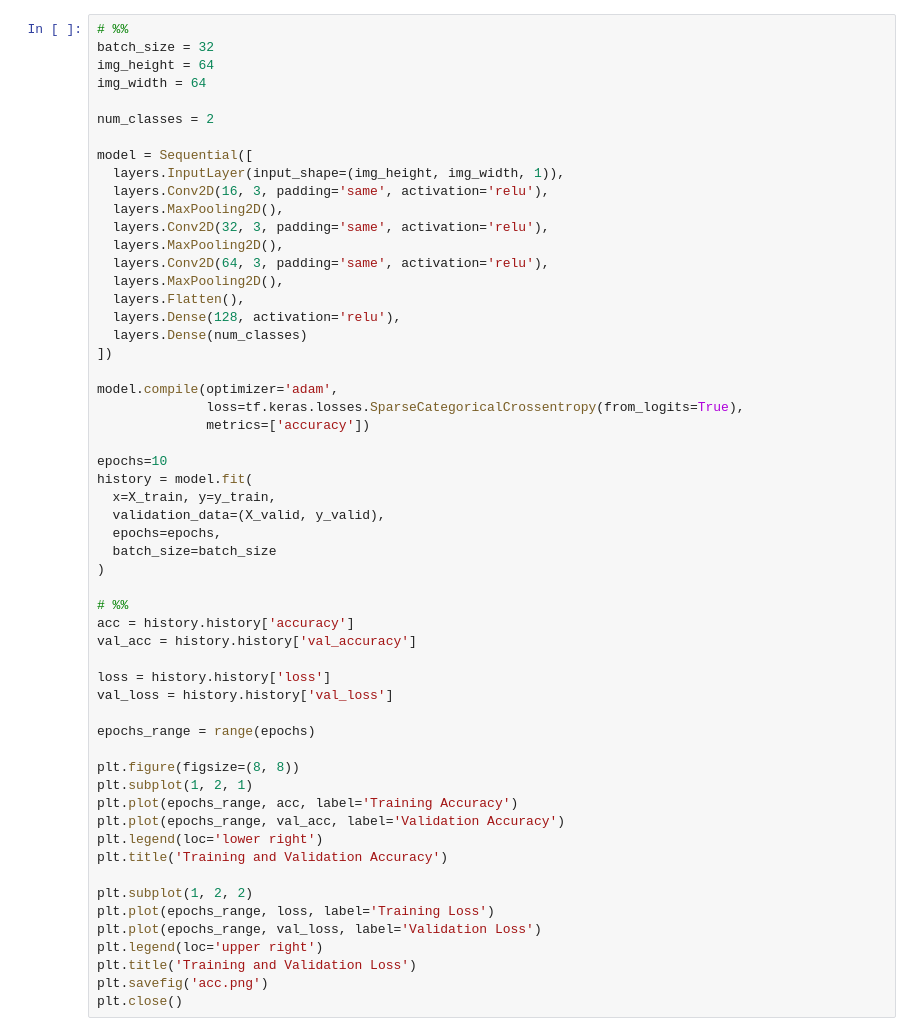
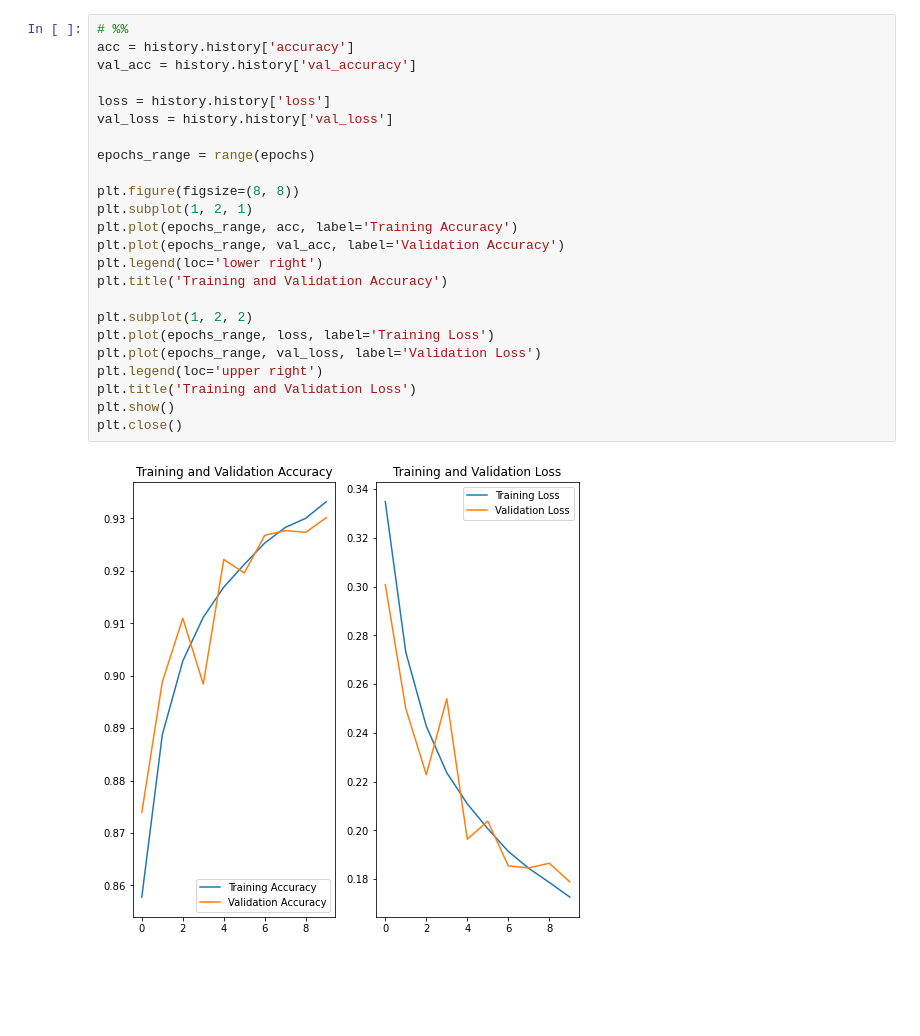
Before and after one commit to imdinu/pae-lhco, a Jupyter notebook: notebooks/cnn.ipynb, the cells around one changed output. Cells and saved outputs as stored; diff of their text form; blank space fills up the shorter version.

```diff
--- a/notebooks/cnn.ipynb
+++ b/notebooks/cnn.ipynb
@@ -31,57 +81,27 @@ X_train, X_valid, y_train, y_valid  \
 # %%
-# %%
-batch_size = 32
-img_height = 64
-img_width = 64
-
-num_classes = 2
-
-model = Sequential([
-  layers.InputLayer(input_shape=(img_height, img_width, 1)),
-  layers.Conv2D(16, 3, padding='same', activation='relu'),
-  layers.MaxPooling2D(),
-  layers.Conv2D(32, 3, padding='same', activation='relu'),
-  layers.MaxPooling2D(),
-  layers.Conv2D(64, 3, padding='same', activation='relu'),
-  layers.MaxPooling2D(),
-  layers.Flatten(),
-  layers.Dense(128, activation='relu'),
-  layers.Dense(num_classes)
-])
-
-model.compile(optimizer='adam',
-              loss=tf.keras.losses.SparseCategoricalCrossentropy(from_logits=True),
-              metrics=['accuracy'])
-
-epochs=10
-history = model.fit(
-  x=X_train, y=y_train,
-  validation_data=(X_valid, y_valid),
-  epochs=epochs,
-  batch_size=batch_size
-)
-
 # %%
 acc = history.history['accuracy']
 val_acc = history.history['val_accuracy']
 
 loss = history.history['loss']
 val_loss = history.history['val_loss']
 
 epochs_range = range(epochs)
 
 plt.figure(figsize=(8, 8))
 plt.subplot(1, 2, 1)
 plt.plot(epochs_range, acc, label='Training Accuracy')
 plt.plot(epochs_range, val_acc, label='Validation Accuracy')
 plt.legend(loc='lower right')
 plt.title('Training and Validation Accuracy')
 
 plt.subplot(1, 2, 2)
 plt.plot(epochs_range, loss, label='Training Loss')
 plt.plot(epochs_range, val_loss, label='Validation Loss')
 plt.legend(loc='upper right')
 plt.title('Training and Validation Loss')
-plt.savefig('acc.png')
+plt.show()
 plt.close()
+# %% [output]
+[figure, added]
 # %%
```
Also changed, not shown: parts of 3 cells of this notebook, 1 other file.
